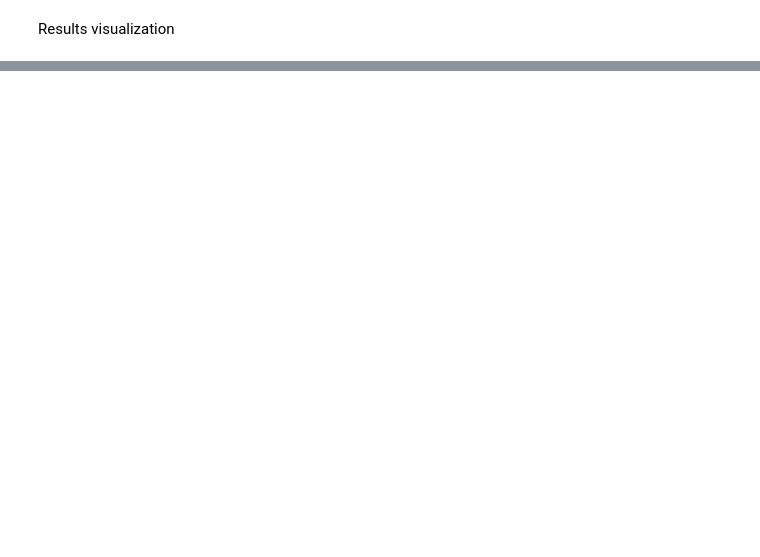
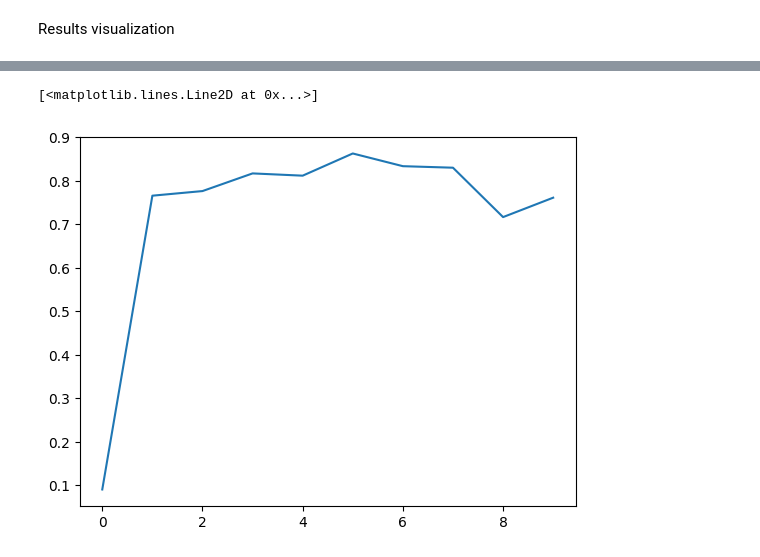
Before and after one commit to mcanoibec/fast_smart_scanning, a Jupyter notebook: work_directory/other_examples/NN_con masks_new_format.ipynb, the cells around one changed output, grey strips where cells are left out. Saved outputs shown, nothing was run; the diff lists cells and outputs as text; code cells hidden in the pictures; blank space fills up the shorter version.

```diff
--- a/work_directory/other_examples/NN_con masks_new_format.ipynb
+++ b/work_directory/other_examples/NN_con masks_new_format.ipynb
@@ -529,3 +533,11 @@ folder=rf'd:\Exports\pres240510'
 if export_ref:
     img_export(filename, folder, y_mat, y_cell, topography_file, nu_dim)
     histogram_export(y_cell, filename, folder)
+# %%
+rrr=np.loadtxt(rf'c:\Users\mcano\Code\exports\pres240531\efm8_rsqr.csv')
+mae=np.loadtxt(rf'c:\Users\mcano\Code\exports\pres240531\efm8_mae.csv')
+# %%
+plt.plot(rrr)
+# %% [output]
+[<matplotlib.lines.Line2D at 0x...>]
+[figure, added]
```
Also changed, not shown: parts of 4 cells of this notebook, 15 other files.
